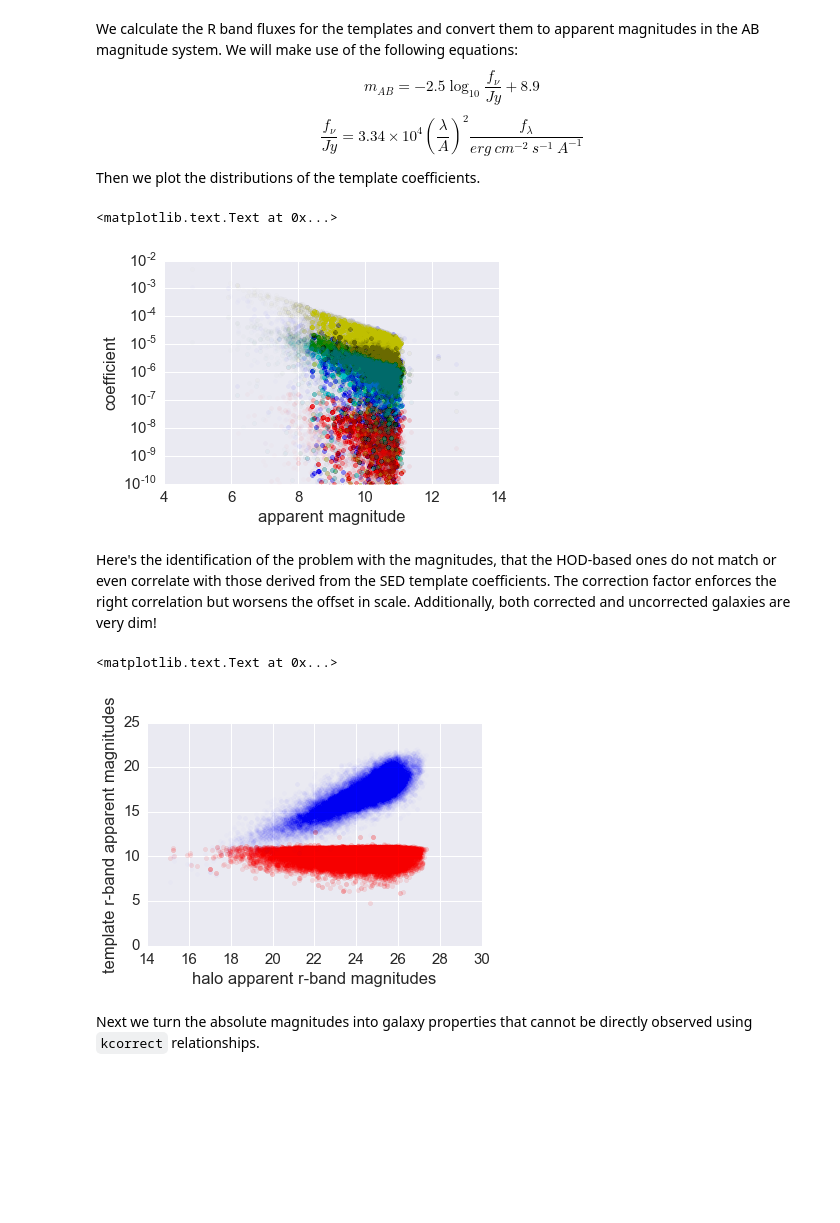
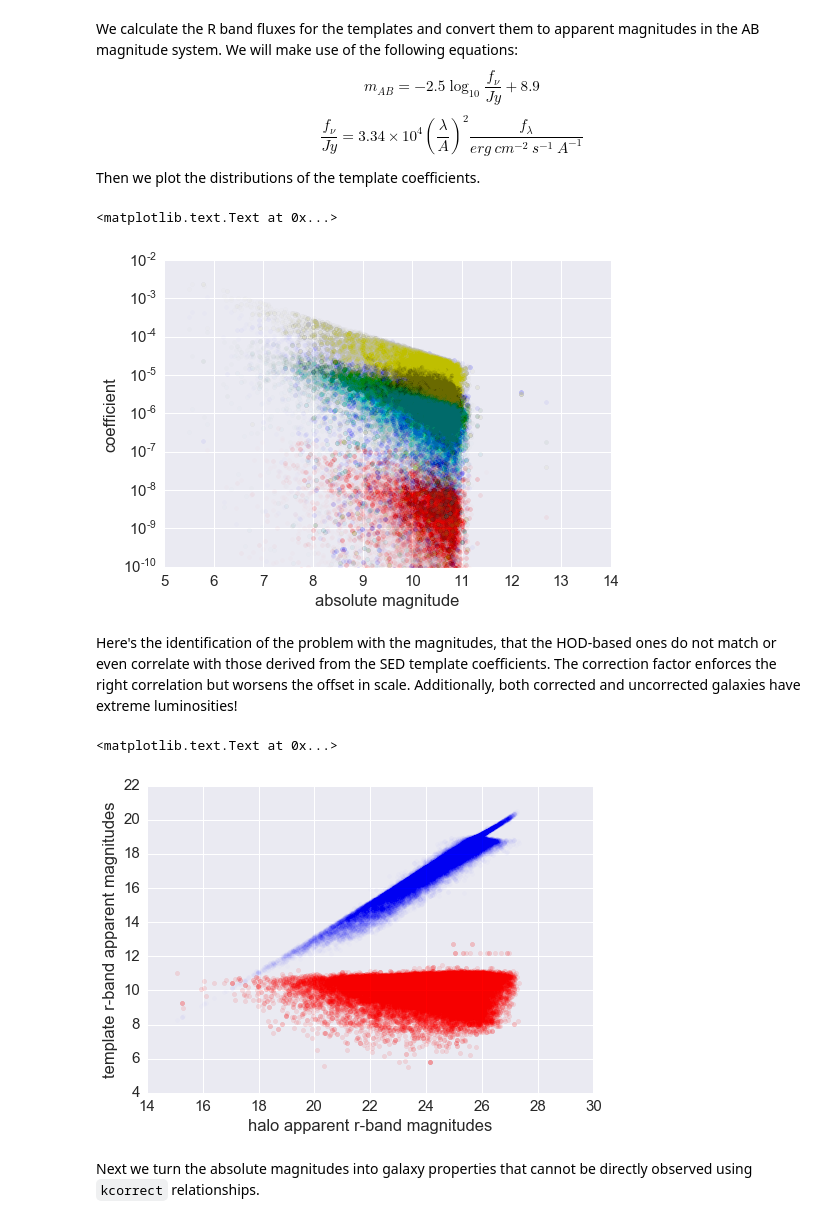
Before and after one commit to aimalz/pretzal, a Jupyter notebook: code/data-exploration.ipynb, the cells around one changed output. Saved outputs shown, nothing was run; the diff lists cells and outputs as text; code cells hidden in the pictures; blank space fills up the shorter version.

```diff
--- a/code/data-exploration.ipynb
+++ b/code/data-exploration.ipynb
@@ -62,7 +62,7 @@ We plot the SDSS R band filter curve.
 with open(datadir+'sdss_r0.par','rb') as csvfile:
     tuples = (line.split(None) for line in csvfile)
     rfilter = [[pair[k] for k in range(1,len(pair))] for pair in tuples]
-    rfilter = np.array([[np.float(r) for r in line] for line in rfilter[74:]])
+    rfilter = np.array([[np.float(r_f) for r_f in line] for line in rfilter[74:]])
 r_lambda = rfilter.T[0].T
 r_filter = rfilter.T[3].T
 
@@ -140,23 +140,23 @@ plt.xlabel('absolute magnitude')
 plt.ylabel('coefficient')
 # %% [output]
 <matplotlib.text.Text at 0x...>
-[figure, old version]
+[figure, new version]
 # %% [markdown]
-Here's the identification of the problem with the magnitudes, that the HOD-based ones do not match or even correlate with those derived from the SED template coefficients.  The correction factor enforces the right correlation but worsens the offset in scale.  Additionally, both corrected and uncorrected galaxies are very dim!
+Here's the identification of the problem with the magnitudes, that the HOD-based ones do not match or even correlate with those derived from the SED template coefficients.  The correction factor enforces the right correlation but worsens the offset in scale.  Additionally, both corrected and uncorrected galaxies have extreme luminosities!
 # %%
 #r_fluxes = np.array([np.dot(coeffs[i],template_r_fluxes) for i in range(ngals)])
 #r_mags = -2.5*np.log10(r_fluxes)
-r_mags_corrected = r_mags+x_data[:,-1]
-r_mags_uncorrected = x_data[:,-2]
+r_mags_corrected = r_mags+dm
+r_mags_uncorrected = r
 
 plt.scatter(r_mags_uncorrected,r_mags,alpha=0.1,color='r')
 plt.scatter(r_mags_uncorrected,r_mags_corrected,alpha=0.01,color='b')
 
 plt.xlabel('halo apparent r-band magnitudes')
 plt.ylabel('template r-band apparent magnitudes')
 # %% [output]
 <matplotlib.text.Text at 0x...>
-[figure, old version]
+[figure, new version]
 # %% [markdown]
 Next we turn the absolute magnitudes into galaxy properties that cannot be directly observed using `kcorrect` relationships.
 # %%
```
Also changed, not shown: parts of 14 cells of this notebook.
